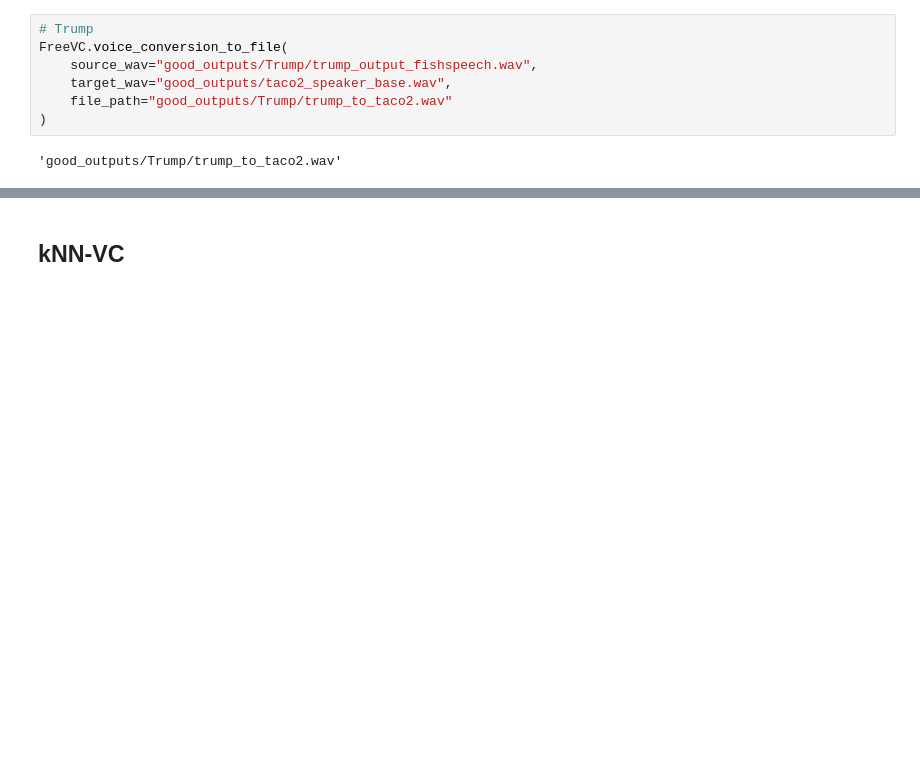
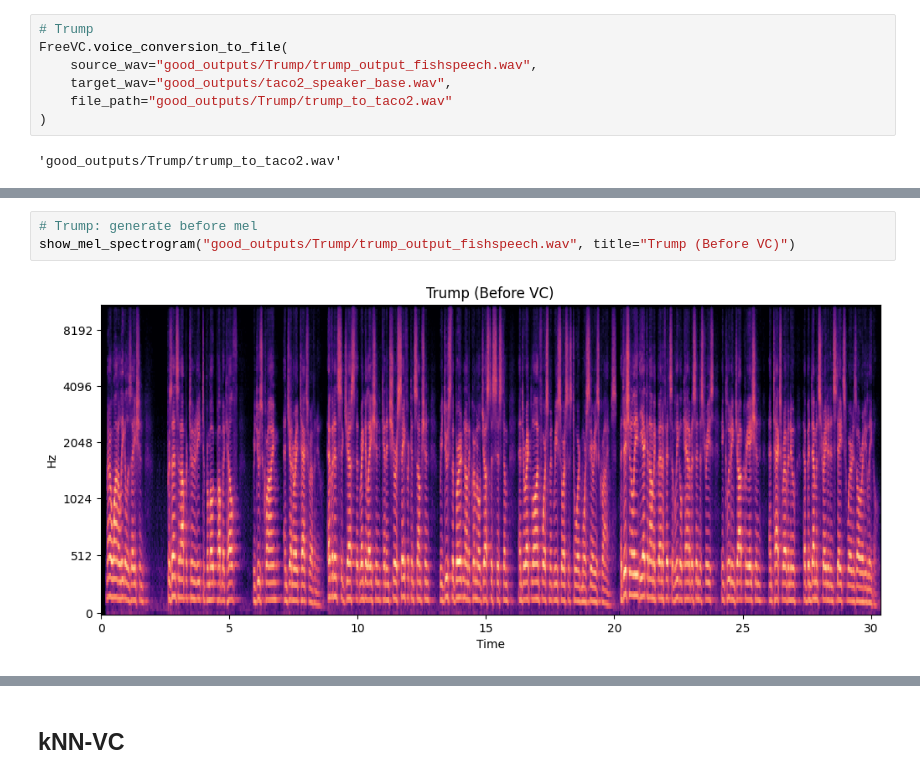
Before and after one commit to ndsoham/PSI-Prosody-Experiment, a Jupyter notebook: Timbre-Conversion.ipynb, the cells around one changed output, grey strips where cells are left out. Drawn from its saved outputs; the diff is of its cells as text; blank space fills up the shorter version.

```diff
--- a/Timbre-Conversion.ipynb
+++ b/Timbre-Conversion.ipynb
@@ -52,0 +75,5 @@ FreeVC.voice_conversion_to_file(
+# %%
+# Trump: generate before mel
+show_mel_spectrogram("good_outputs/Trump/trump_output_fishspeech.wav", title="Trump (Before VC)")
+# %% [output]
+[figure, added]
```
Also changed, not shown: parts of 4 cells of this notebook.
